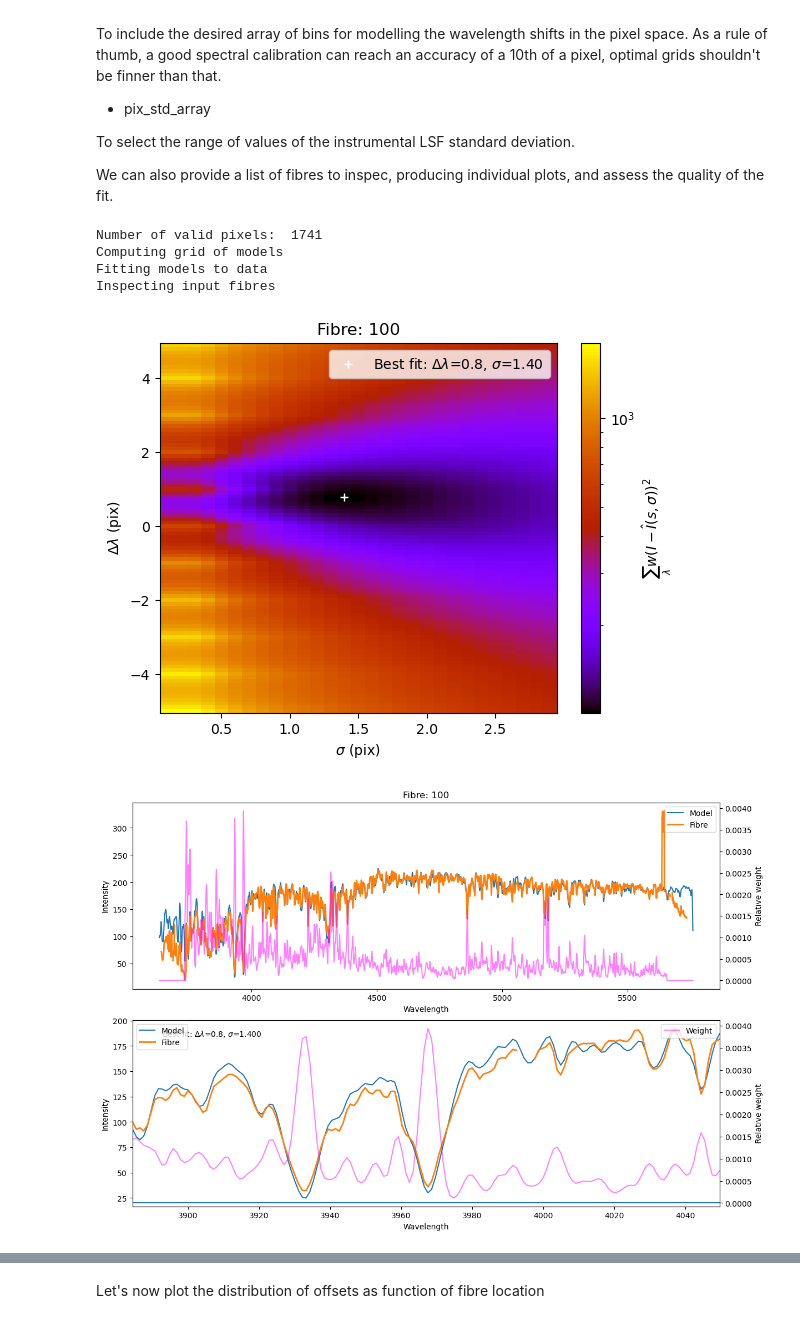
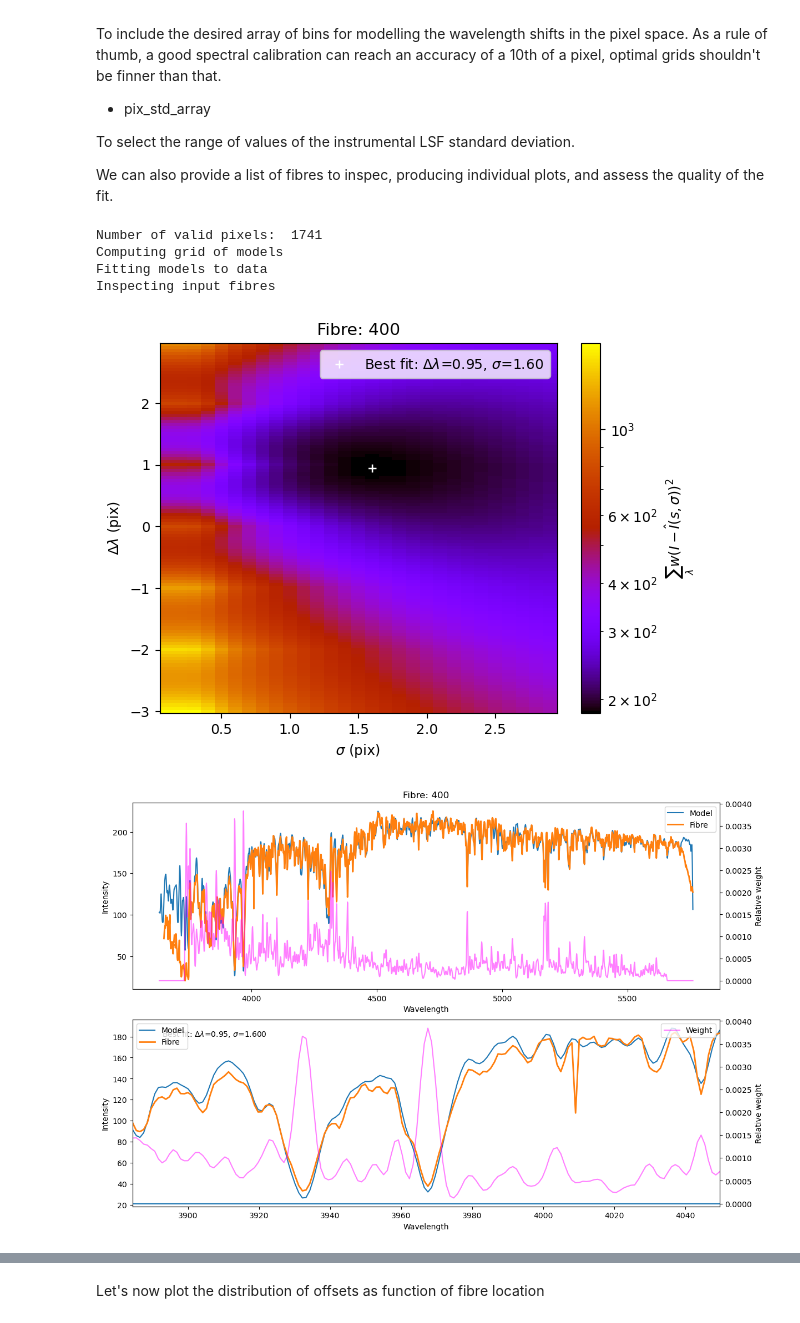
Before and after one commit to pykoala/pykoala, a Jupyter notebook: tutorials/wavelength_offset_correction.ipynb, the cells around one changed output, grey strips where cells are left out. Saved outputs shown, nothing was run; the diff lists cells and outputs as text; code cells hidden in the pictures.

```diff
--- a/tutorials/wavelength_offset_correction.ipynb
+++ b/tutorials/wavelength_offset_correction.ipynb
@@ -74,11 +77,12 @@ We can also provide a list of fibres to inspec, producing individual plots, and
 # %%
 shift, sigma = solar_correction.compute_shift_from_twilight(
     twilight_rss, keep_features_frac=0.05,
+    pix_shift_array=np.arange(-3, 3, 0.05),
     logspace=False, inspect_fibres=[400, 900])
 # %% [output]
 Number of valid pixels:  1741
 Computing grid of models
 Fitting models to data
 Inspecting input fibres
-[figure, old version]
+[figure, new version]
-[figure, old version]
+[figure, new version]
```
Also changed, not shown: parts of 18 cells of this notebook.
